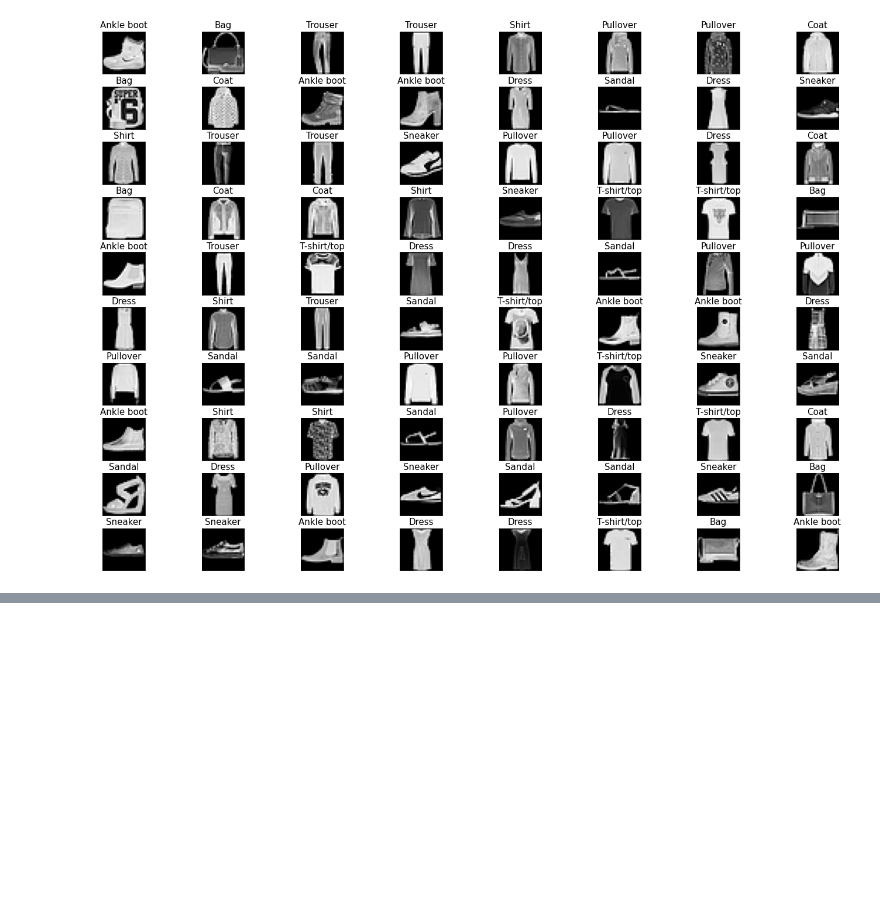
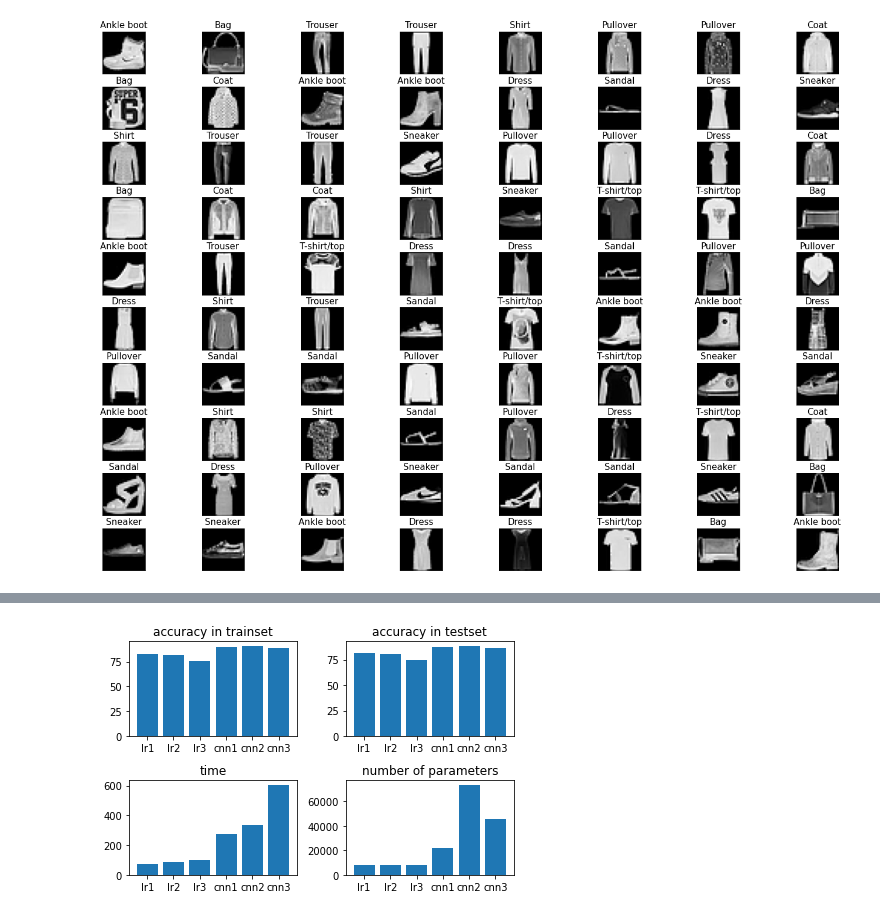
Before and after one commit to ZChen143/ML, a Jupyter notebook: ml.ipynb, the cells around one changed output, grey strips where cells are left out. Cells and saved outputs as stored; diff of their text form; code cells hidden in the pictures; blank space fills up the shorter version.

Commit message:
plot

```diff
--- a/ml.ipynb
+++ b/ml.ipynb
@@ -442,0 +443,29 @@ accuracy of the model on test dataset 87.07
+# %%
+name_list = ['lr1', 'lr2', 'lr3', 'cnn1', 'cnn2', 'cnn3']
+time_list = [time_lr1, time_lr2, time_lr3, time_cnn1, time_cnn2, time_cnn3]
+params_list = [num_params_lr1, num_params_lr2, num_params_lr3, num_params_cnn1, num_params_cnn2, num_params_cnn3]
+accuracy_trainset_list = [accuracy_trainset_lr1, accuracy_trainset_lr2, accuracy_trainset_lr3,
+                         accuracy_trainset_cnn1, accuracy_trainset_cnn2, accuracy_trainset_cnn3]
+accuracy_testset_list = [accuracy_testset_lr1, accuracy_testset_lr2, accuracy_testset_lr3, accuracy_testset_cnn1,
+                        accuracy_testset_cnn2, accuracy_testset_cnn3]
+
+fig=plt.figure()
+ax1 = fig.add_subplot(221)
+ax1.bar(range(len(accuracy_trainset_list)), accuracy_trainset_list, tick_label=name_list)
+ax1.set_title('accuracy in trainset')
+
+ax2 = fig.add_subplot(222)
+ax2.bar(range(len(accuracy_testset_list)), accuracy_testset_list, tick_label = name_list)
+ax2.set_title('accuracy in testset')
+
+ax3 = fig.add_subplot(223)
+ax3.bar(range(len(time_list)), time_list, tick_label = name_list)
+ax3.set_title('time')
+
+ax4 = fig.add_subplot(224)
+ax4.bar(range(len(params_list)), params_list, tick_label = name_list)
+ax4.set_title('number of parameters')
+
+fig.tight_layout()
+# %% [output]
+[figure, added]
```
Also changed, not shown: parts of 8 cells of this notebook.
